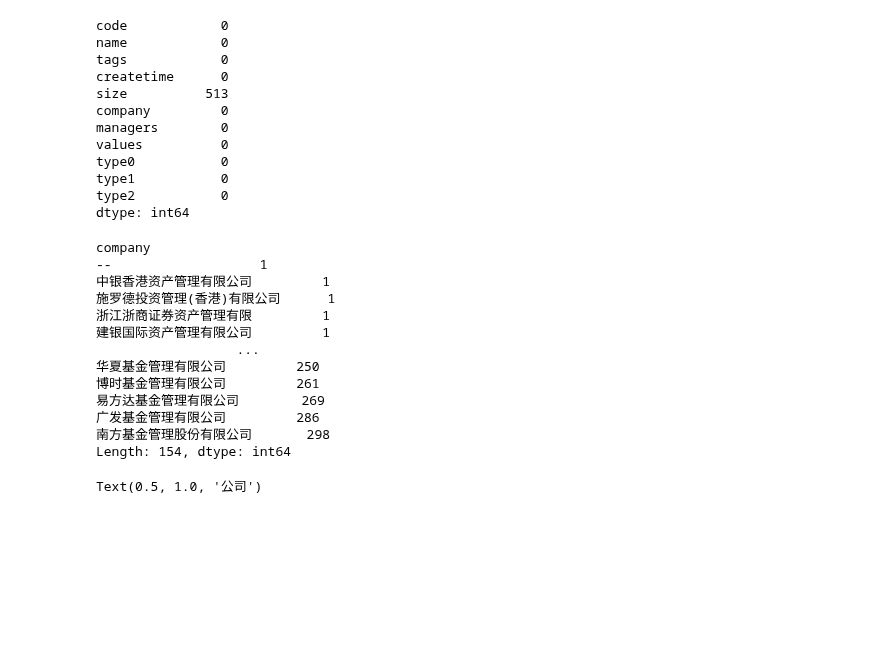
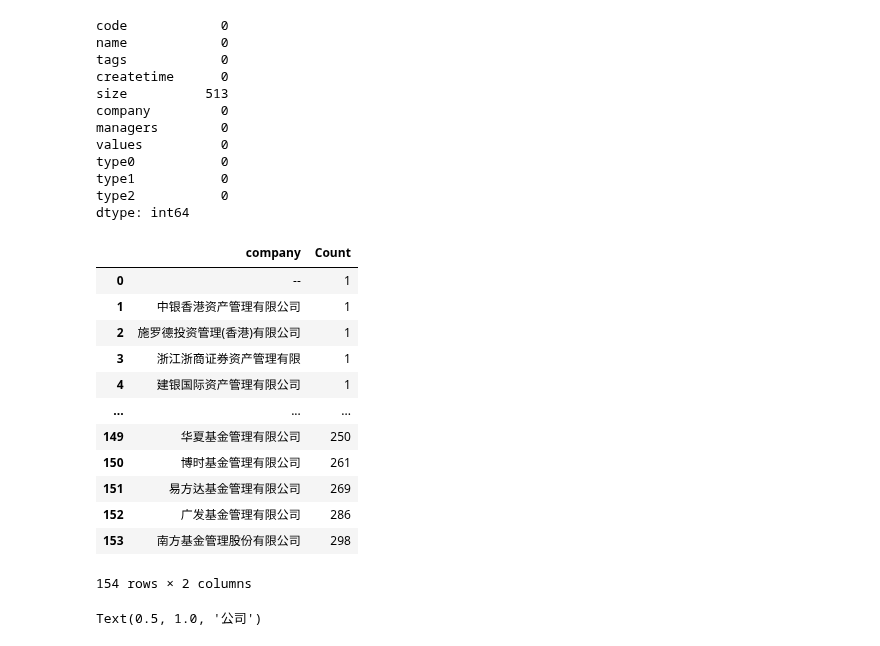
Before and after one commit to zhs007/jupyternotebook.demo, a Jupyter notebook: home/cnfunds/cnfund001.ipynb, the cells around one changed output. Cells and saved outputs as stored; diff of their text form; code cells hidden in the pictures; blank space fills up the shorter version.

```diff
--- a/home/cnfunds/cnfund001.ipynb
+++ b/home/cnfunds/cnfund001.ipynb
@@ -81,21 +81,21 @@ type1           0
 type2           0
 dtype: int64
 # %%
-dfFunds.groupby('company').size().sort_values()
+dfFunds.groupby('company').size().sort_values().reset_index(name = 'Count')
 # %% [output]
+|  | company | Count |
+| 0 | -- | 1 |
+| 1 | 中银香港资产管理有限公司 | 1 |
+| 2 | 施罗德投资管理(香港)有限公司 | 1 |
+| 3 | 浙江浙商证券资产管理有限 | 1 |
+| 4 | 建银国际资产管理有限公司 | 1 |
+| ... | ... | ... |
+| 149 | 华夏基金管理有限公司 | 250 |
+| 150 | 博时基金管理有限公司 | 261 |
+| 151 | 易方达基金管理有限公司 | 269 |
+| 152 | 广发基金管理有限公司 | 286 |
+| 153 | 南方基金管理股份有限公司 | 298 |
-company
---                   1
-中银香港资产管理有限公司         1
-施罗德投资管理(香港)有限公司      1
-浙江浙商证券资产管理有限         1
-建银国际资产管理有限公司         1
-                  ...
-华夏基金管理有限公司         250
-博时基金管理有限公司         261
-易方达基金管理有限公司        269
-广发基金管理有限公司         286
-南方基金管理股份有限公司       298
-Length: 154, dtype: int64
+154 rows × 2 columns
 # %%
 company = dfFunds.groupby('company').size().sort_values().reset_index(name = 'Count')
 ax = company.plot(kind = 'barh', x = 'company')
```
Also changed, not shown: parts of 2 cells of this notebook.
